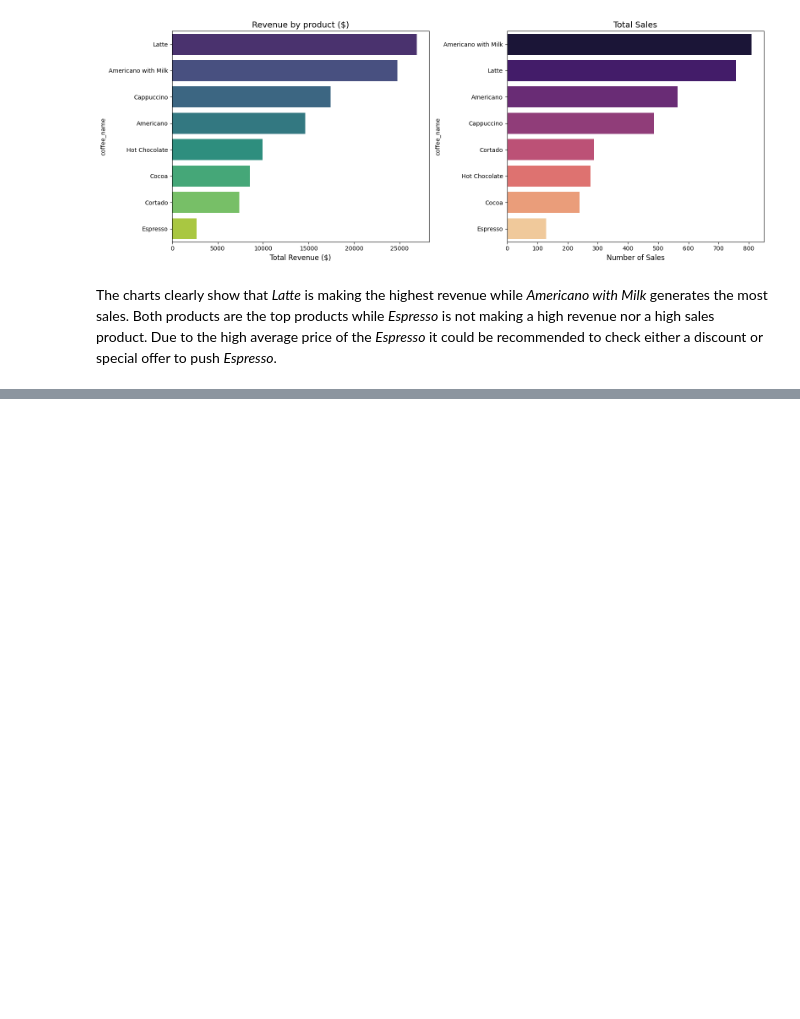
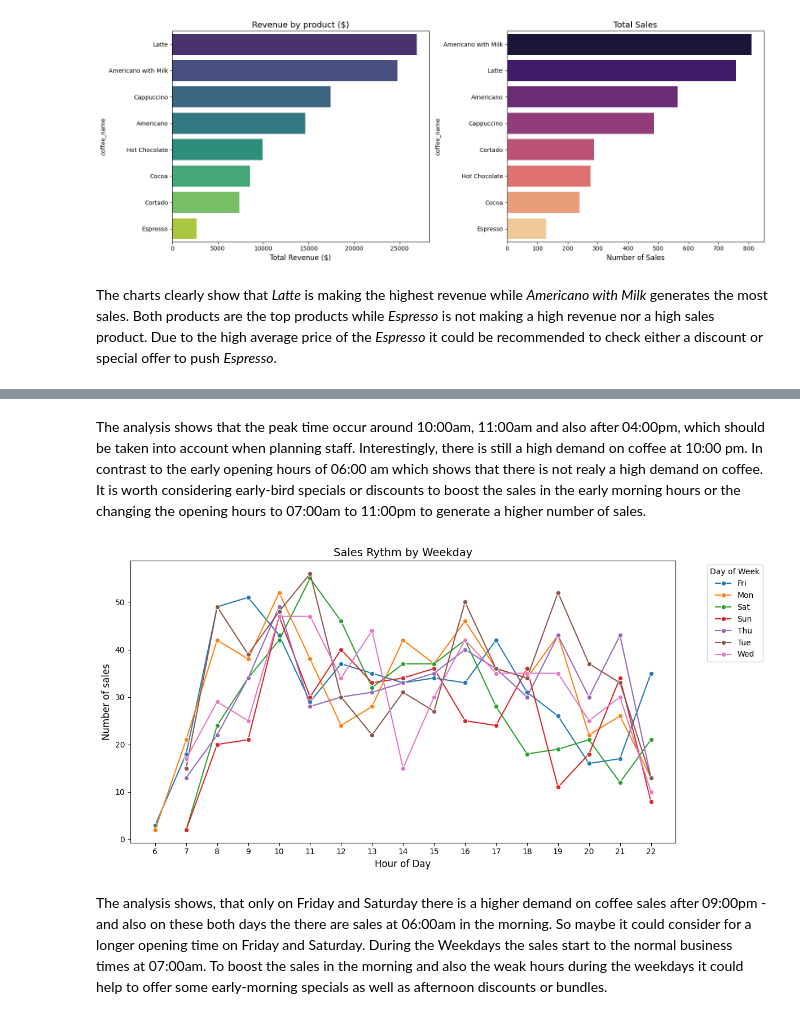
Before and after one commit to clia7/Coffee-Sales-Analysis, a Jupyter notebook: coffee-sales-eda.ipynb, the cells around one changed output, grey strips where cells are left out. Drawn from its saved outputs; the diff is of its cells as text; code cells hidden in the pictures; blank space fills up the shorter version.

```diff
--- a/coffee-sales-eda.ipynb
+++ b/coffee-sales-eda.ipynb
@@ -166,0 +192,24 @@ The charts clearly show that *Latte* is making the highest revenue while *Americ
+# %% [markdown]
+The analysis shows that the peak time occur around 10:00am, 11:00am and also after 04:00pm, which should be taken into account when planning staff. Interestingly, there is still a high demand on coffee at 10:00 pm. In contrast to the early opening hours of 06:00 am which shows that there is not realy a high demand on coffee. It is worth considering early-bird specials or discounts to boost the sales in the early morning hours or the changing the opening hours to 07:00am to 11:00pm to generate a higher number of sales.
+# %%
+# Checking the late night sales
+sales_rythm = df.groupby(['hour_of_day', 'Weekday'])['money'].count().reset_index()
+
+plt.figure(figsize=(12,6))
+sns.lineplot(data=sales_rythm,
+            x='hour_of_day',
+            y='money',
+            hue='Weekday',
+            marker='o')
+plt.title('Sales Rythm by Weekday', fontsize=14)
+plt.xlabel('Hour of Day', fontsize=12)
+plt.ylabel('Number of sales', fontsize=12)
+plt.xticks(range(6,23))
+plt.legend(title='Day of Week', bbox_to_anchor=(1.05, 1), loc='upper left')
+
+plt.tight_layout()
+plt.show()
+# %% [output]
+[figure, added]
+# %% [markdown]
+The analysis shows, that only on Friday and Saturday there is a higher demand on coffee sales after 09:00pm - and also on these both days the there are sales at 06:00am in the morning. So maybe it could consider for a longer opening time on Friday and Saturday. During the Weekdays the sales start to the normal business times at 07:00am. To boost the sales in the morning and also the weak hours during the weekdays it could help to offer some early-morning specials as well as afternoon discounts or bundles.
```
Also changed, not shown: parts of 1 cell of this notebook.
